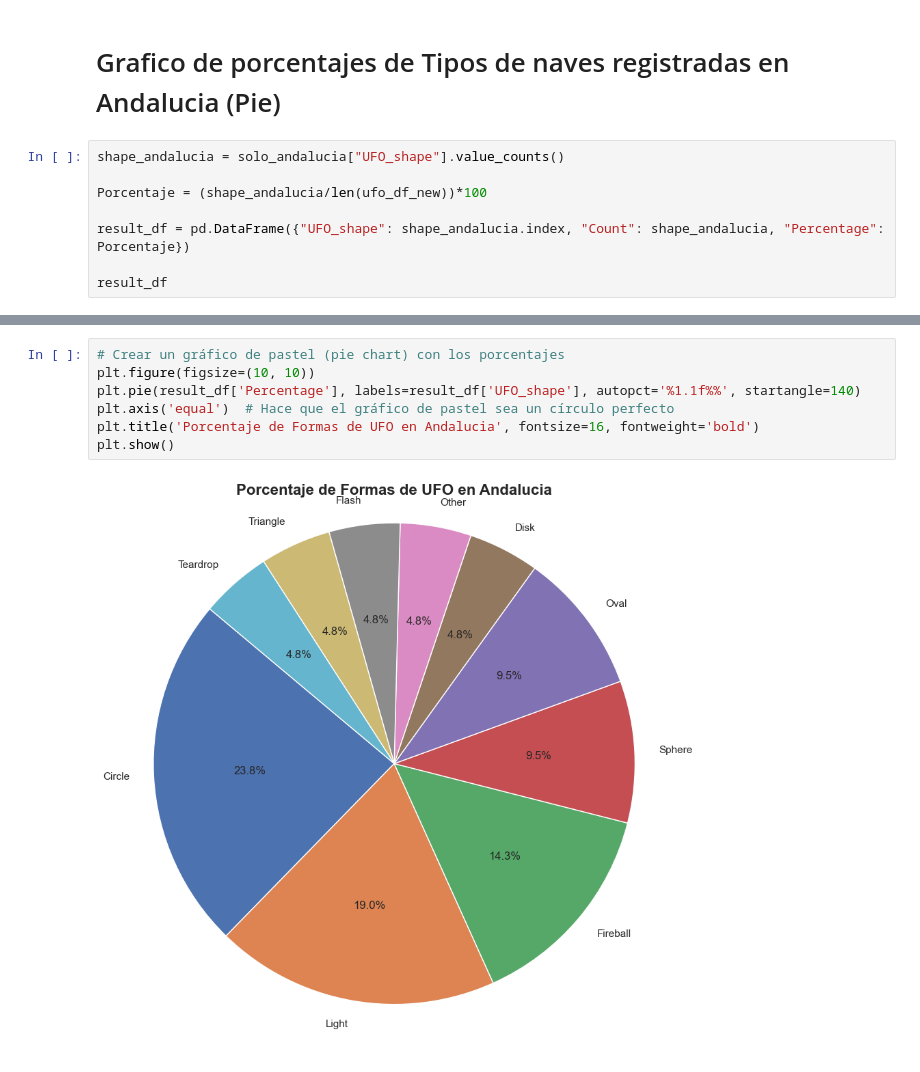
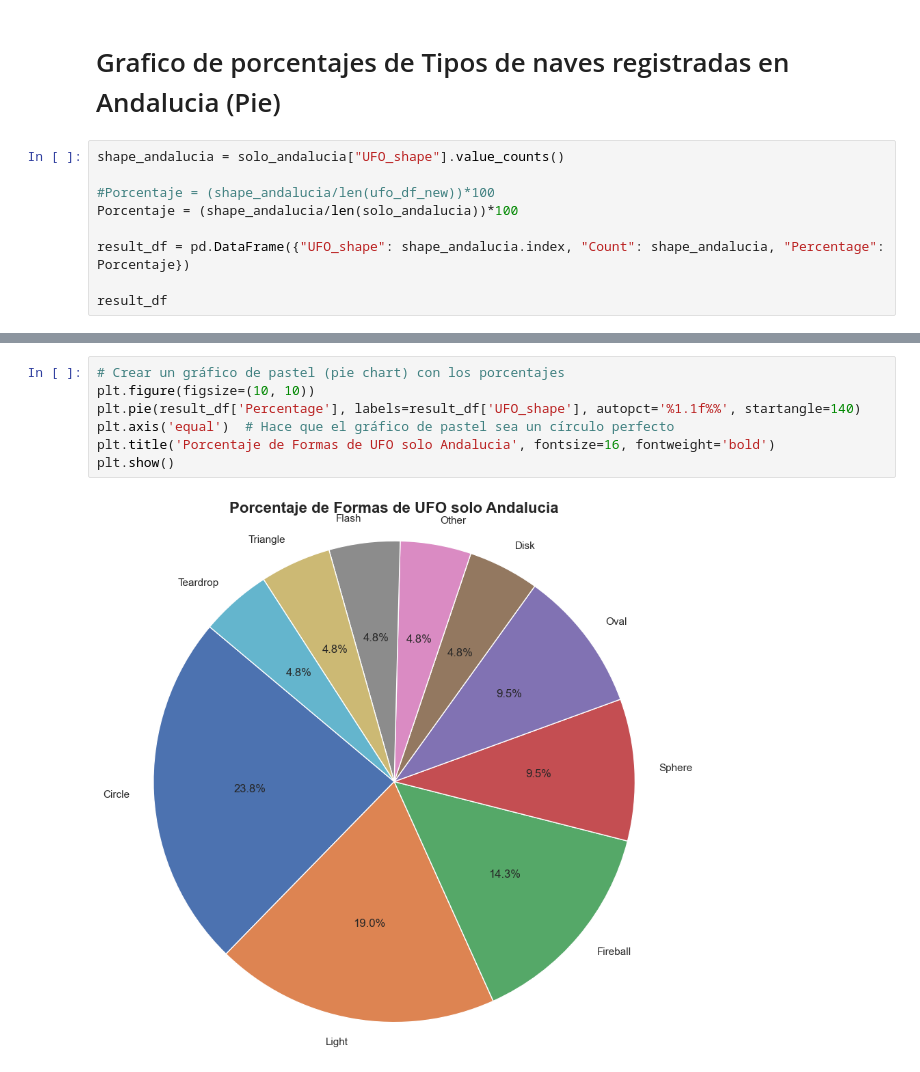
Before and after one commit to awchacon/first_project, a Jupyter notebook: first_project_2.0.ipynb, the cells around one changed output, grey strips where cells are left out. Cells and saved outputs as stored; diff of their text form.

```diff
--- a/first_project_2.0.ipynb
+++ b/first_project_2.0.ipynb
@@ -791,7 +791,8 @@ plt.show()
 # %%
 shape_andalucia = solo_andalucia["UFO_shape"].value_counts()
 
-Porcentaje = (shape_andalucia/len(ufo_df_new))*100
+#Porcentaje = (shape_andalucia/len(ufo_df_new))*100
+Porcentaje = (shape_andalucia/len(solo_andalucia))*100
 
 result_df = pd.DataFrame({"UFO_shape": shape_andalucia.index, "Count": shape_andalucia, "Percentage": Porcentaje})
 
@@ -812,9 +813,9 @@ result_df
 # %%
 # Crear un gráfico de pastel (pie chart) con los porcentajes
 plt.figure(figsize=(10, 10))
 plt.pie(result_df['Percentage'], labels=result_df['UFO_shape'], autopct='%1.1f%%', startangle=140)
 plt.axis('equal')  # Hace que el gráfico de pastel sea un círculo perfecto
-plt.title('Porcentaje de Formas de UFO en Andalucia', fontsize=16, fontweight='bold')
+plt.title('Porcentaje de Formas de UFO solo Andalucia', fontsize=16, fontweight='bold')
 plt.show()
 # %% [output]
-[figure, old version]
+[figure, new version]
```
Also changed, not shown: parts of 2 cells of this notebook.
